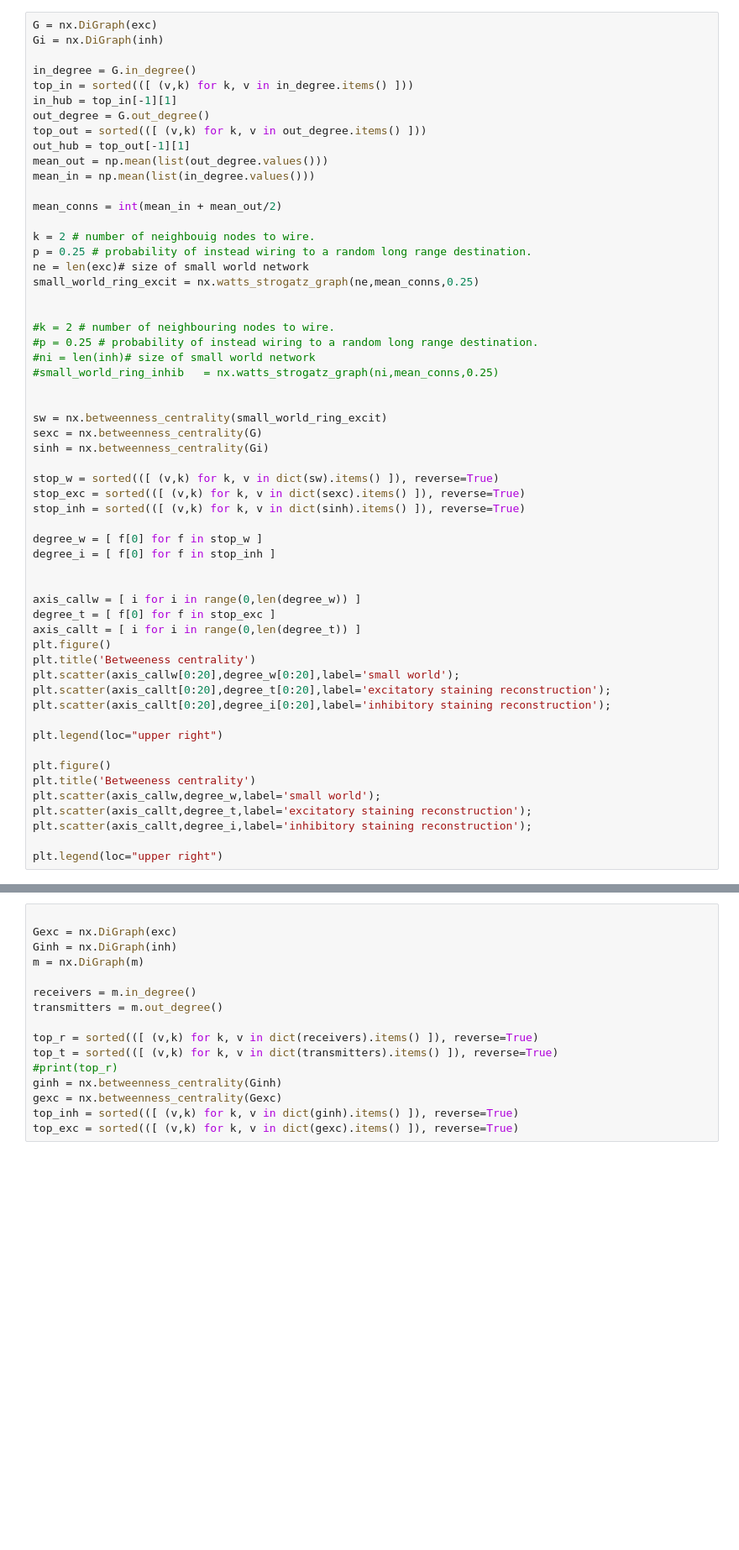
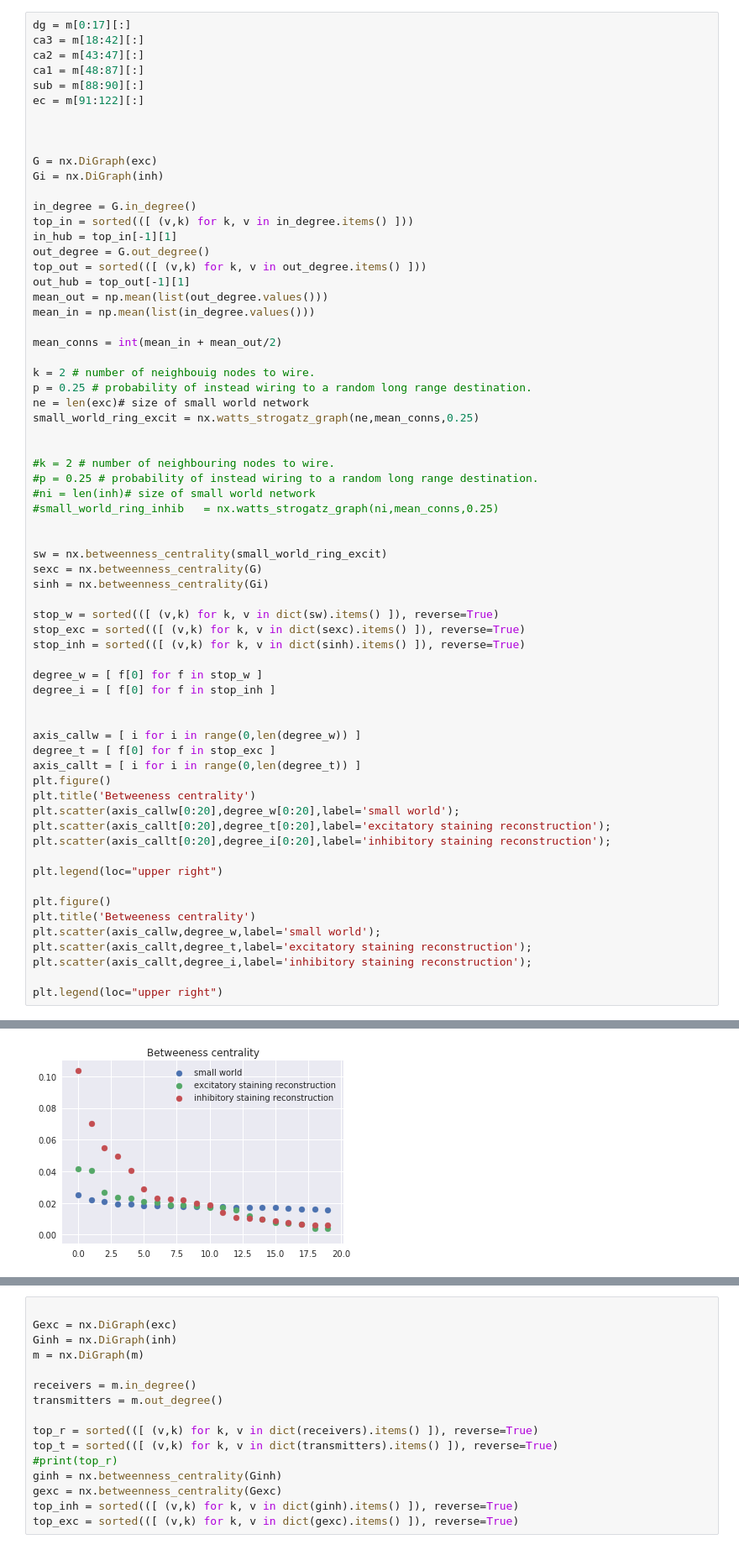
Before and after one commit to russelljjarvis/SpinnakerHippocampus, a Jupyter notebook: Distribution.ipynb, the cells around one changed output, grey strips where cells are left out. Shown at 84% size. Cells and saved outputs as stored; diff of their text form; blank space fills up the shorter version.

```diff
--- a/Distribution.ipynb
+++ b/Distribution.ipynb
@@ -19,4 +43,13 @@ assert np.sum(inh) > np.sum(exc)
 # %%
+dg = m[0:17][:]
+ca3 = m[18:42][:]
+ca2 = m[43:47][:]
+ca1 = m[48:87][:]
+sub = m[88:90][:]
+ec = m[91:122][:]
+
+
+
 G = nx.DiGraph(exc)
 Gi = nx.DiGraph(inh)
 
@@ -73,3 +106,4 @@ plt.scatter(axis_callt,degree_t,label='excitatory staining reconstruction');
 plt.scatter(axis_callt,degree_i,label='inhibitory staining reconstruction');
 
 plt.legend(loc="upper right")
+# %% [output]
@@ -75,0 +111 @@ plt.legend(loc="upper right")
+[figure, added]
```
Also changed, not shown: parts of 8 cells of this notebook.
